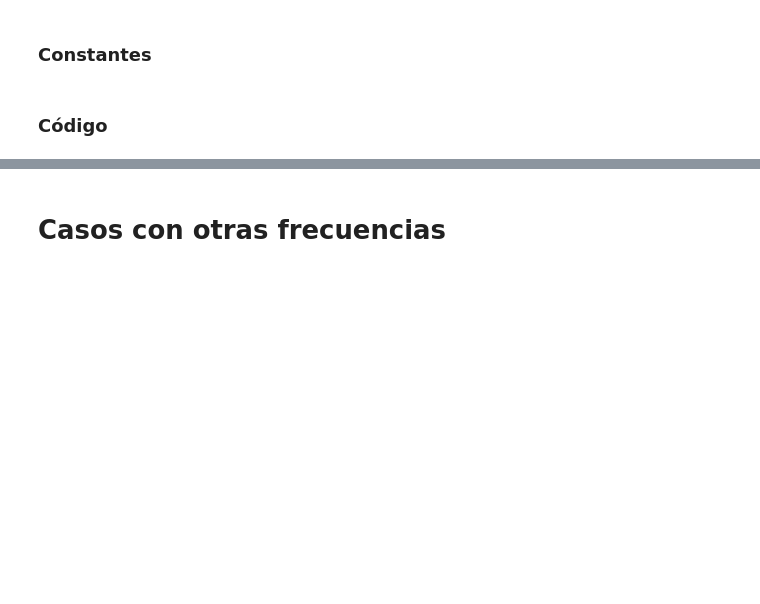
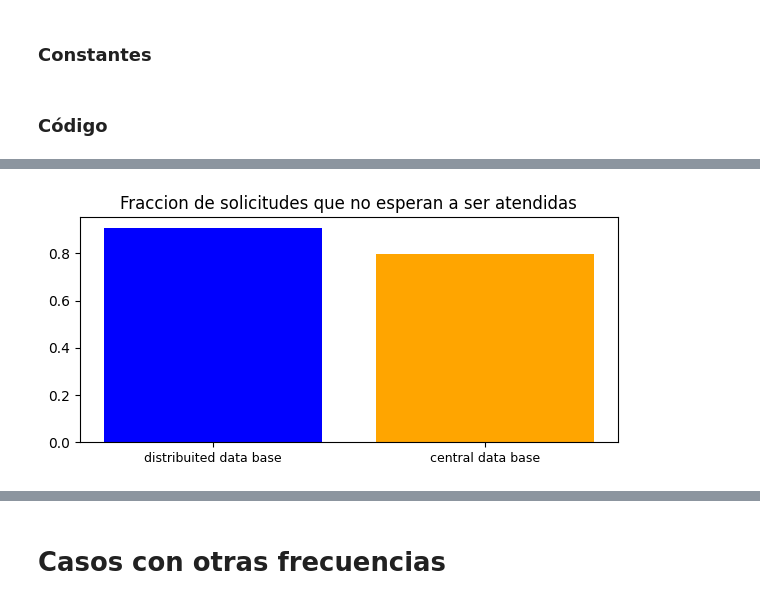
Before and after one commit to MartinCohen98/simulacion_tp1_grupo2_1c2024, a Jupyter notebook: Ejercicio3_TP2.ipynb, the cells around one changed output, grey strips where cells are left out. Saved outputs shown, nothing was run; the diff lists cells and outputs as text; code cells hidden in the pictures; blank space fills up the shorter version.

```diff
--- a/Ejercicio3_TP2.ipynb
+++ b/Ejercicio3_TP2.ipynb
@@ -251,0 +271,4 @@ el tiempo medio del total de resolucion es 0.9954602018094317
+# %%
+create_comparison_graphics(fraction_no_waiting_ddb, fraction_no_waiting_cdb, "Fraccion de solicitudes que no esperan a ser atendidas")
+# %% [output]
+[figure, added]
```
Also changed, not shown: parts of 30 cells of this notebook, 2 other files.
